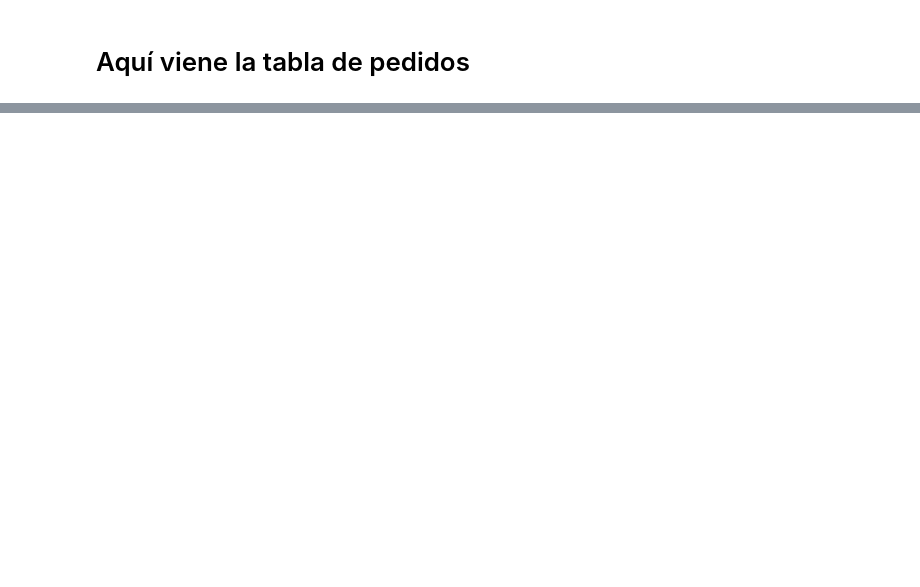
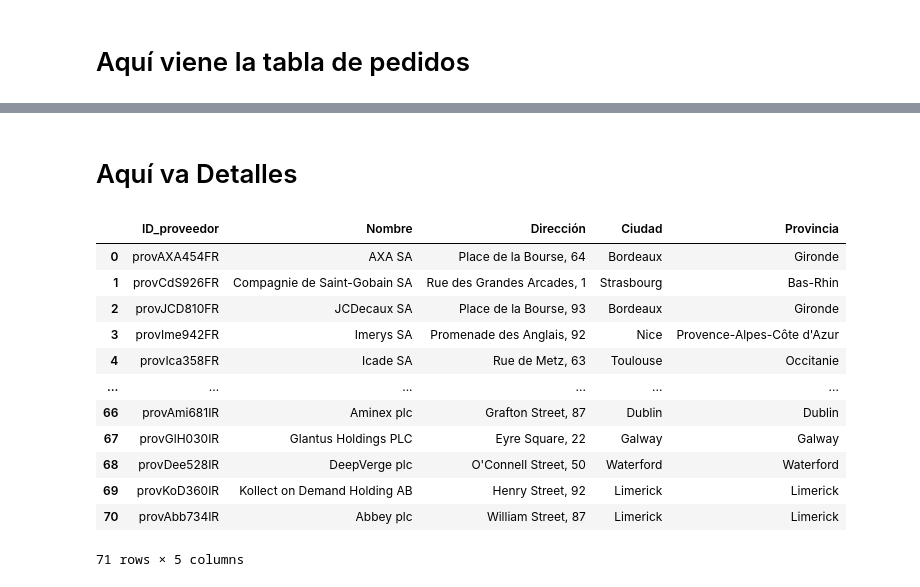
Before and after one commit to OKy9413/ONLINE_DS_THEBRIDGE_EXERSISES, a Jupyter notebook: 03_Analisis_de_Datos/Sprint_07/Team_Challenge/how_to_create_dataframe.ipynb, the cells around one changed output, grey strips where cells are left out. Cells and saved outputs as stored; diff of their text form; code cells hidden in the pictures; blank space fills up the shorter version.

```diff
--- a/03_Analisis_de_Datos/Sprint_07/Team_Challenge/how_to_create_dataframe.ipynb
+++ b/03_Analisis_de_Datos/Sprint_07/Team_Challenge/how_to_create_dataframe.ipynb
@@ -531,0 +698,2 @@ def asignar_estado(fecha, estados, porcentajes = [0.4, 0.29, 0.15, 0.09, 0.05, 0
+# %% [markdown]
+# Aquí va Detalles
@@ -531,0 +722,54 @@ def asignar_estado(fecha, estados, porcentajes = [0.4, 0.29, 0.15, 0.09, 0.05, 0
+# %%
+def generar_df_detalles(num_elementos):
+
+    df_deta = pd.DataFrame({'ID_pieza': [random.choice(df_piez['ID_pieza']) for _ in range(num_elementos)]})
+
+    df_deta['ID_pedido'] = lista_idpedido_aleatorio(num_elementos)
+
+    df_deta['Cantidad'] = [random.randint(1,10) for _ in range(num_elementos)]
+
+    return df_deta
+# %%
+df_deta = generar_df_detalles(len(df_ped)*4)
+# %%
+def generar_todo(numero_filas):
+    global df
+    df_ped = generar_df_pedidos(numero_filas)
+    asignar_estados_df
+    df_prov = df[df['ID_proveedor'].isin(df_ped['ID_proveedor'].unique())]
+    df_prov = df_prov.reset_index(drop = True)
+    df_cate = generar_df_cate()
+    df_piez = generar_df_pieza()
+    df_deta = generar_df_detalles(len(df_ped)*4)
+
+    return [df_prov, df_ped, df_deta, df_piez, df_cate]
+# %%
+dataset = generar_todo(5000)
+df_prov = dataset[0]
+df_ped = dataset[1]
+df_deta = dataset[2]
+df_piez = dataset[3]
+df_cate = dataset[4]
+
+
+df_prov.to_csv('proveedores.csv', index=False)
+df_ped.to_csv('pedidos.csv', index=False)
+df_piez.to_csv('pienzas.csv', index=False)
+df_cate.to_csv('categoria.csv', index=False)
+df_deta.to_csv('detalles.csv', index=False)
+# %%
+df_prov
+# %% [output]
+|  | ID_proveedor | Nombre | Dirección | Ciudad | Provincia |
+| 0 | provAXA454FR | AXA SA | Place de la Bourse, 64 | Bordeaux | Gironde |
+| 1 | provCdS926FR | Compagnie de Saint-Gobain SA | Rue des Grandes Arcades, 1 | Strasbourg | Bas-Rhin |
+| 2 | provJCD810FR | JCDecaux SA | Place de la Bourse, 93 | Bordeaux | Gironde |
+| 3 | provIme942FR | Imerys SA | Promenade des Anglais, 92 | Nice | Provence-Alpes-Côte d'Azur |
+| 4 | provIca358FR | Icade SA | Rue de Metz, 63 | Toulouse | Occitanie |
+| ... | ... | ... | ... | ... | ... |
+| 66 | provAmi681IR | Aminex plc | Grafton Street, 87 | Dublin | Dublin |
+| 67 | provGlH030IR | Glantus Holdings PLC | Eyre Square, 22 | Galway | Galway |
+| 68 | provDee528IR | DeepVerge plc | O'Connell Street, 50 | Waterford | Waterford |
+| 69 | provKoD360IR | Kollect on Demand Holding AB | Henry Street, 92 | Limerick | Limerick |
+| 70 | provAbb734IR | Abbey plc | William Street, 87 | Limerick | Limerick |
+71 rows × 5 columns
```
Also changed, not shown: parts of 29 cells of this notebook.
